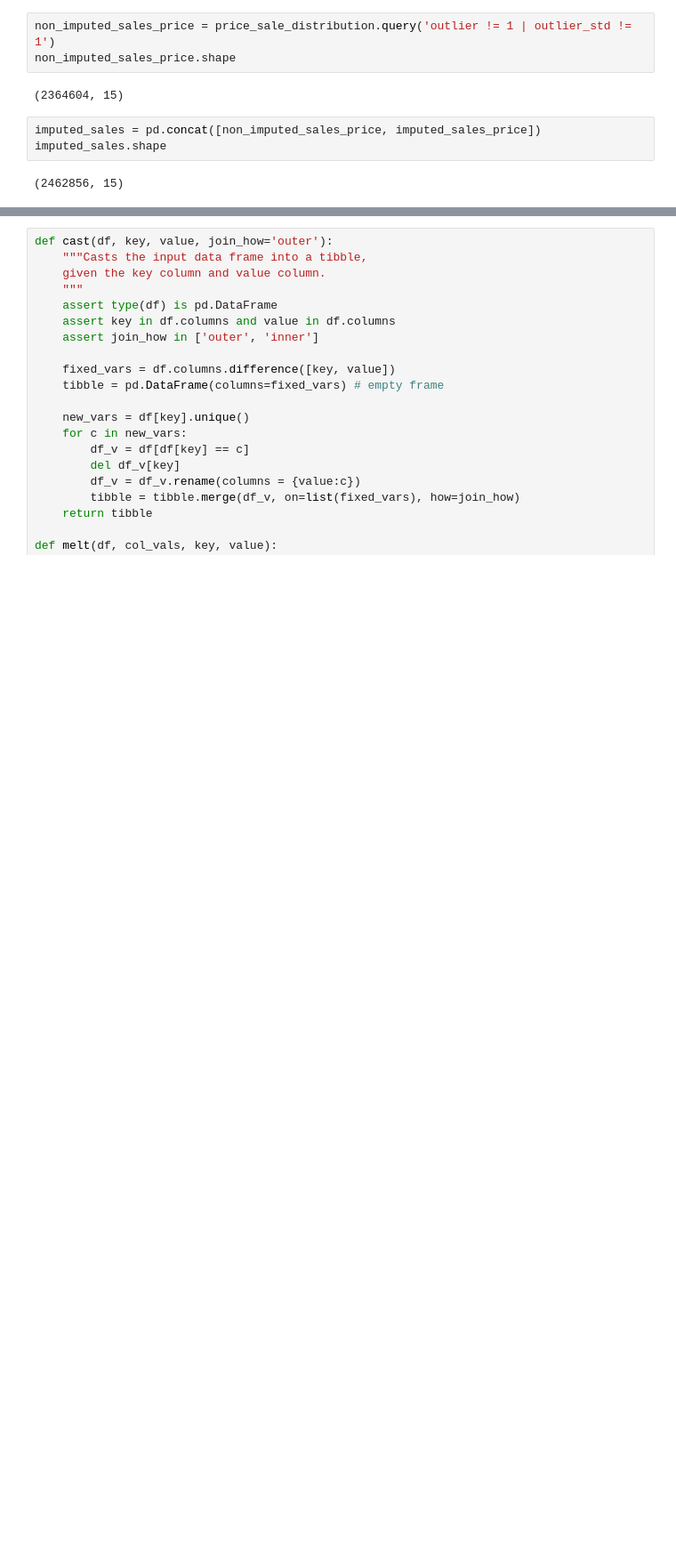
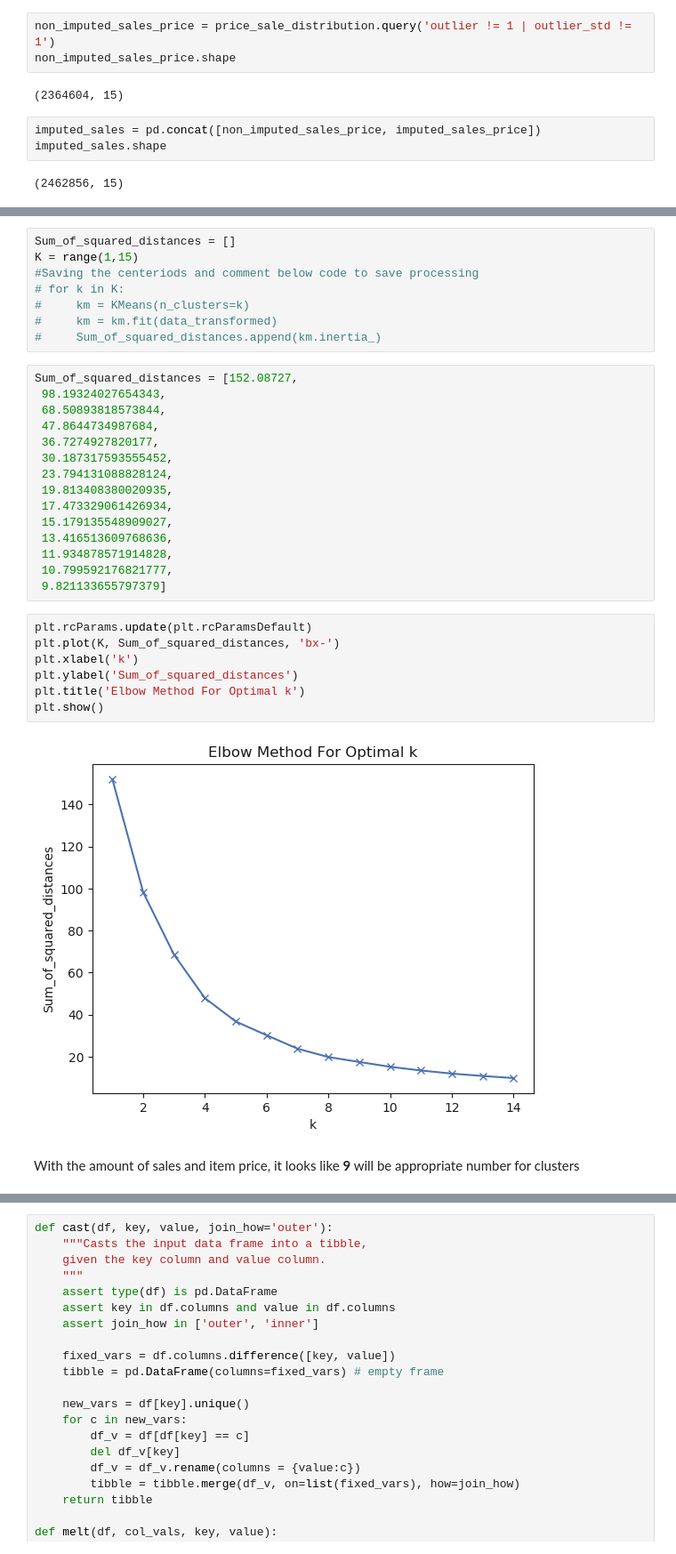
Before and after one commit to HellyJain/PredictFutureSales, a Jupyter notebook: Predict_Future_Sales.ipynb, the cells around one changed output, grey strips where cells are left out. Shown at 89% size. Cells and saved outputs as stored; diff of their text form; blank space fills up the shorter version.

```diff
--- a/Predict_Future_Sales.ipynb
+++ b/Predict_Future_Sales.ipynb
@@ -418,0 +478,34 @@ imputed_sales.shape
+# %%
+Sum_of_squared_distances = []
+K = range(1,15)
+#Saving the centeriods and comment below code to save processing
+# for k in K:
+#     km = KMeans(n_clusters=k)
+#     km = km.fit(data_transformed)
+#     Sum_of_squared_distances.append(km.inertia_)
+# %%
+Sum_of_squared_distances = [152.08727,
+ 98.19324027654343,
+ 68.50893818573844,
+ 47.8644734987684,
+ 36.7274927820177,
+ 30.187317593555452,
+ 23.794131088828124,
+ 19.813408380020935,
+ 17.473329061426934,
+ 15.179135548909027,
+ 13.416513609768636,
+ 11.934878571914828,
+ 10.799592176821777,
+ 9.821133655797379]
+# %%
+plt.rcParams.update(plt.rcParamsDefault)
+plt.plot(K, Sum_of_squared_distances, 'bx-')
+plt.xlabel('k')
+plt.ylabel('Sum_of_squared_distances')
+plt.title('Elbow Method For Optimal k')
+plt.show()
+# %% [output]
+[figure, added]
+# %% [markdown]
+With the amount of sales and item price, it looks like **9** will be appropriate number for clusters
```
Also changed, not shown: parts of 35 cells of this notebook.
